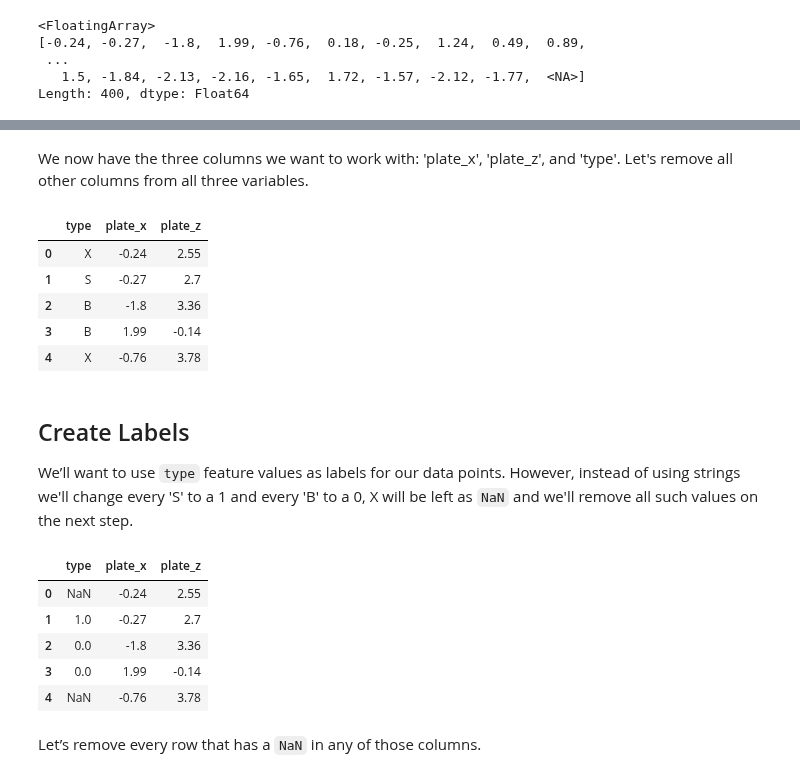
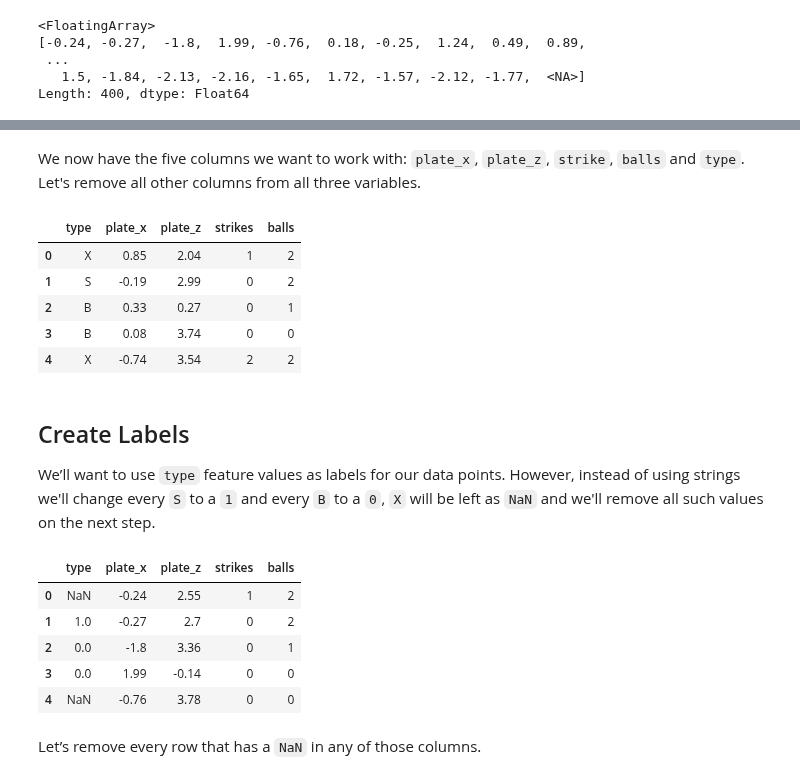
Before and after one commit to jadidaniel/jupyter-notebooks, a Jupyter notebook: ml/suprvised_learning/svm_models/baseball_strike_zones.ipynb, the cells around one changed output, grey strips where cells are left out. Saved outputs shown, nothing was run; the diff lists cells and outputs as text; code cells hidden in the pictures.

```diff
--- a/ml/suprvised_learning/svm_models/baseball_strike_zones.ipynb
+++ b/ml/suprvised_learning/svm_models/baseball_strike_zones.ipynb
@@ -48,6 +51,7 @@ Now let's find in this dataset and filter out as separate variables the data of
 # %%
+pd.set_option('display.max_columns', None)
 tallest = stats[stats.player_name == 'Wainwright, Adam']
-tallest.head()
+tallest.head(3)
 # %% [output]
 |  | pitch_type | game_date | release_speed | release_pos_x | release_pos_z | player_name | batter | pitcher | ... |
 | 11 | CU | 2022-09-08 | 72.9 | -1.01 | 6.46 | Wainwright, Adam | 443558 | 425794 | ... |
@@ -133,23 +146,22 @@ Length: 10, dtype: Float64
 # %% [markdown]
-We now have the three columns we want to work with: 'plate_x', 'plate_z', and 'type'. Let's remove all other columns from all three variables.
+We now have the five columns we want to work with: `plate_x`, `plate_z`, `strike`, `balls` and `type`. Let's remove all other columns from all three variables.
 # %%
-tallest_feat = tallest[['type', 'plate_x', 'plate_z']].reset_index(drop=True)
-shortest_feat = tallest[['type', 'plate_x', 'plate_z']].reset_index(drop=True)
-medium_feat = tallest[['type', 'plate_x', 'plate_z']].reset_index(drop=True)
+tallest_feat = tallest[['type', 'plate_x', 'plate_z', 'strikes', 'balls']].reset_index(drop=True)
+shortest_feat = shortest[['type', 'plate_x', 'plate_z', 'strikes', 'balls']].reset_index(drop=True)
+medium_feat = medium[['type', 'plate_x', 'plate_z', 'strikes', 'balls']].reset_index(drop=True)
 
 medium_feat.head()
 # %% [output]
-|  | type | plate_x | plate_z |
-| 0 | X | -0.24 | 2.55 |
-| 1 | S | -0.27 | 2.7 |
-| 2 | B | -1.8 | 3.36 |
-| 3 | B | 1.99 | -0.14 |
-| 4 | X | -0.76 | 3.78 |
+|  | type | plate_x | plate_z | strikes | balls |
+| 0 | X | 0.85 | 2.04 | 1 | 2 |
+| 1 | S | -0.19 | 2.99 | 0 | 2 |
+| 2 | B | 0.33 | 0.27 | 0 | 1 |
+| 3 | B | 0.08 | 3.74 | 0 | 0 |
+| 4 | X | -0.74 | 3.54 | 2 | 2 |
 # %% [markdown]
-
 ## Create Labels
 
-We’ll want to use `type` feature values as labels for our data points. However, instead of using strings we'll change every 'S' to a 1 and every 'B' to a 0, X will be left as `NaN` and we'll remove all such values on the next step.
+We’ll want to use `type` feature values as labels for our data points. However, instead of using strings we'll change every `S` to a `1` and every `B` to a `0`, `X` will be left as `NaN` and we'll remove all such values on the next step.
 # %%
 tallest_feat.type = tallest_feat.type.map({'S':1, 'B':0})
 shortest_feat.type = shortest_feat.type.map({'S':1, 'B':0})
@@ -157,12 +169,12 @@ medium_feat.type = medium_feat.type.map({'S':1, 'B':0})
 
 tallest_feat.head()
 # %% [output]
-|  | type | plate_x | plate_z |
-| 0 | NaN | -0.24 | 2.55 |
-| 1 | 1.0 | -0.27 | 2.7 |
-| 2 | 0.0 | -1.8 | 3.36 |
-| 3 | 0.0 | 1.99 | -0.14 |
-| 4 | NaN | -0.76 | 3.78 |
+|  | type | plate_x | plate_z | strikes | balls |
+| 0 | NaN | -0.24 | 2.55 | 1 | 2 |
+| 1 | 1.0 | -0.27 | 2.7 | 0 | 2 |
+| 2 | 0.0 | -1.8 | 3.36 | 0 | 1 |
+| 3 | 0.0 | 1.99 | -0.14 | 0 | 0 |
+| 4 | NaN | -0.76 | 3.78 | 0 | 0 |
 # %% [markdown]
 Let’s remove every row that has a `NaN` in any of those columns.
 # %%
```
Also changed, not shown: parts of 23 cells of this notebook, 1 other file.
